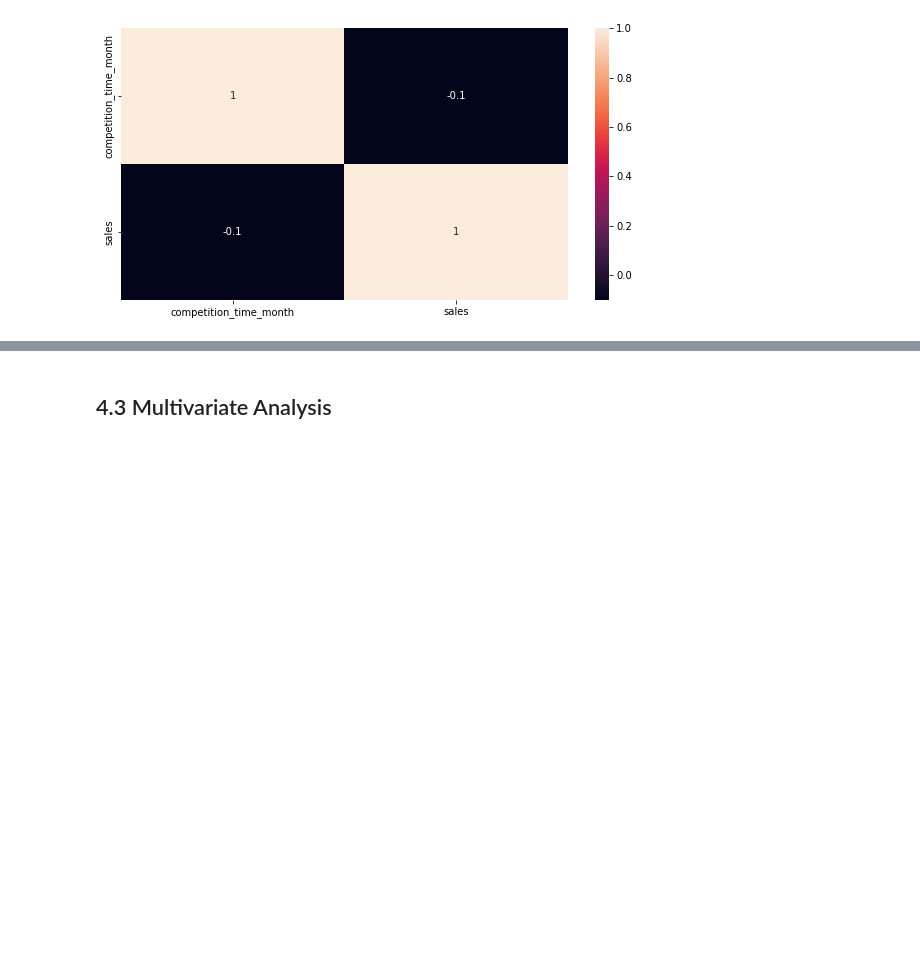
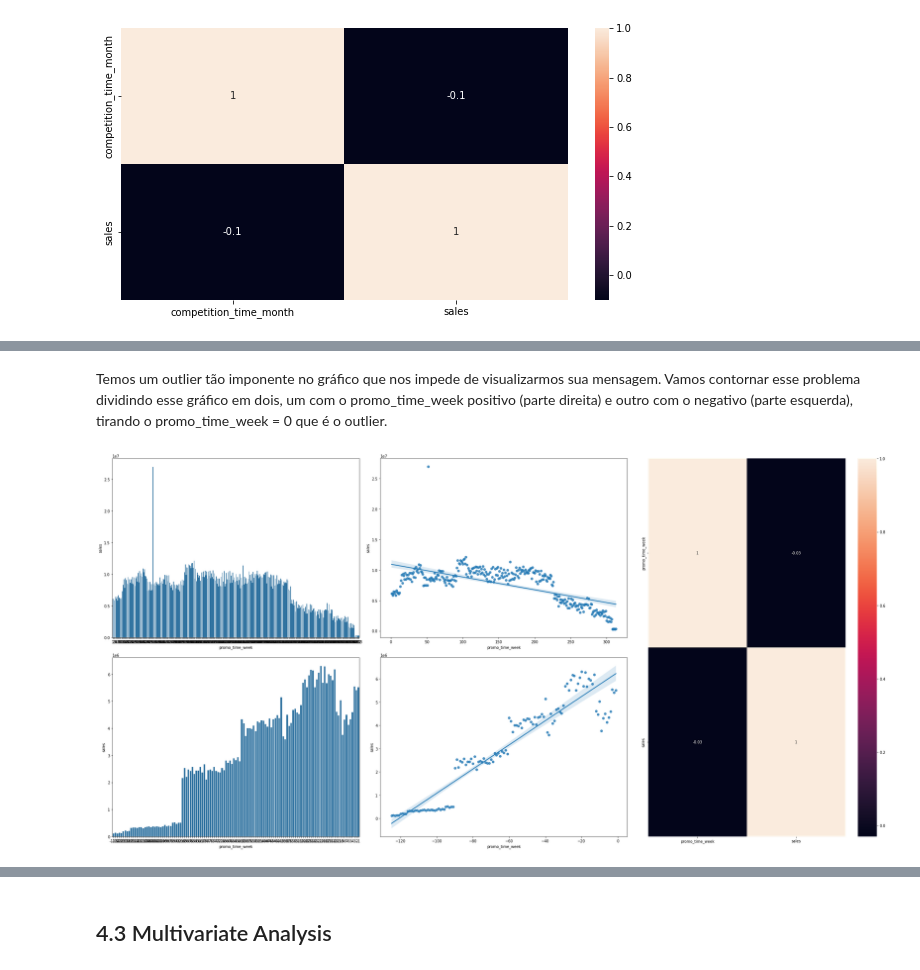
Before and after one commit to sergionaskbr/ds_in_production, a Jupyter notebook: m04_v01_store_sales_prediction.ipynb, the cells around one changed output, grey strips where cells are left out. Saved outputs shown, nothing was run; the diff lists cells and outputs as text; code cells hidden in the pictures; blank space fills up the shorter version.

```diff
--- a/m04_v01_store_sales_prediction.ipynb
+++ b/m04_v01_store_sales_prediction.ipynb
@@ -997,0 +1000,28 @@ plt.show();
+# %% [markdown]
+Temos um outlier tão imponente no gráfico que nos impede de visualizarmos sua mensagem. Vamos contornar esse problema dividindo esse gráfico em dois, um com o promo_time_week positivo (parte direita) e outro com o negativo (parte esquerda), tirando o promo_time_week = 0 que é o outlier.
+# %%
+plt.figure(figsize=(30, 15))
+
+grid = GridSpec(2, 3) # Atenção: o GridSpec precisa ser importado.
+
+plt.subplot(grid[0, 0])
+aux2 = aux1[aux1['promo_time_week'] > 0] # promo extendido (valores positivos data promo)
+sns.barplot(x='promo_time_week', y='sales', data=aux2);
+
+plt.subplot(grid[0, 1]) # gráfico de tendência
+sns.regplot(x='promo_time_week', y='sales', data=aux2);
+
+plt.subplot(grid[1, 0])
+aux3 = aux1[aux1['promo_time_week'] < 0] # promo regular
+sns.barplot(x='promo_time_week', y='sales', data=aux3);
+
+plt.subplot(grid[1, 1])
+sns.regplot(x='promo_time_week', y='sales', data=aux3);
+
+plt.subplot(grid[:, 2])
+sns.heatmap(aux1.corr(method='pearson'), annot=True); # calcula correlacao da variavel
+
+plt.tight_layout()  # Evita que os gráficos se sobreponham
+plt.show()
+# %% [output]
+[figure, added]
```
Also changed, not shown: parts of 22 cells of this notebook.
